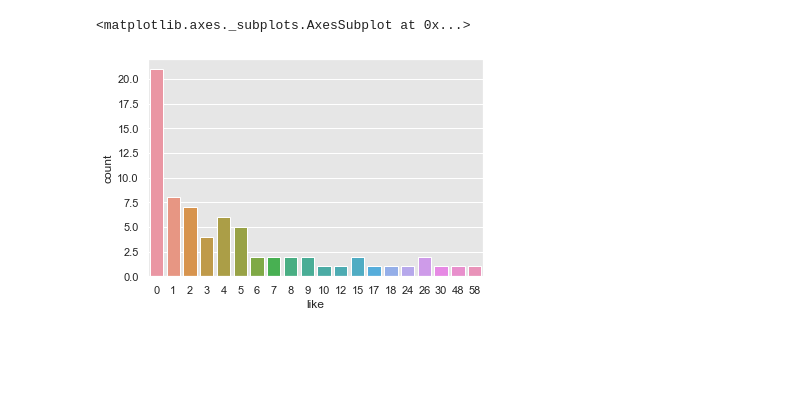
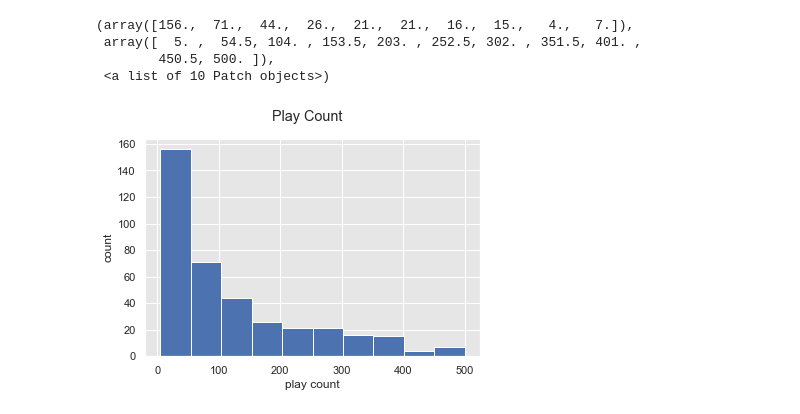
Before and after one commit to te260ku/cluster-scraping, a Jupyter notebook: cluster-scraping-analysis.ipynb, the cells around one changed output. Saved outputs shown, nothing was run; the diff lists cells and outputs as text; code cells hidden in the pictures; blank space fills up the shorter version.

```diff
--- a/cluster-scraping-analysis.ipynb
+++ b/cluster-scraping-analysis.ipynb
@@ -46,5 +47,11 @@ sns.countplot(x=df['size'])
-# %%
-sns.countplot(x=df['like'])
-# %% [output]
-<matplotlib.axes._subplots.AxesSubplot at 0x...>
-[figure, removed]
+# %%
+fig = plt.figure(figsize=(6, 4))
+fig.suptitle('Play Count')
+ax = fig.add_subplot(111, xlabel='play count', ylabel='count')
+ax.hist(df['play'], range=(df['play'].min(), 500))
+# %% [output]
+(array([156.,  71.,  44.,  26.,  21.,  21.,  16.,  15.,   4.,   7.]),
+ array([  5. ,  54.5, 104. , 153.5, 203. , 252.5, 302. , 351.5, 401. ,
+        450.5, 500. ]),
+ <a list of 10 Patch objects>)
+[figure, added]
```
Also changed, not shown: parts of 6 cells of this notebook, 7 other files.
